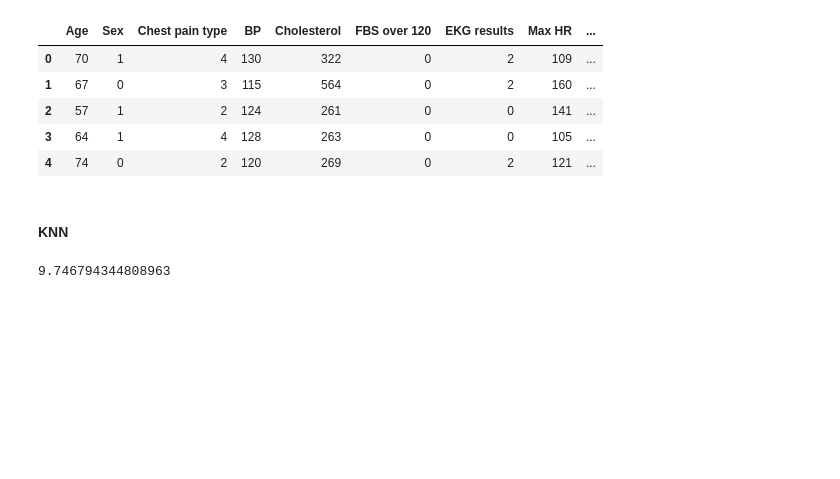
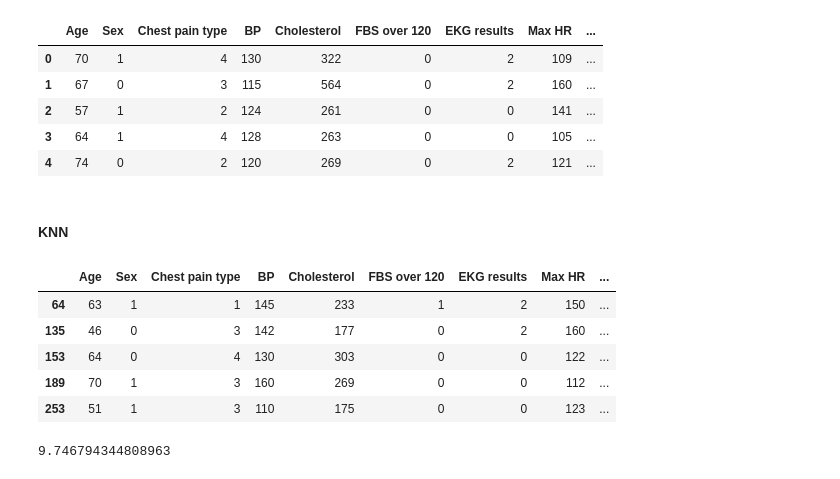
Before and after one commit to SubhavBatra/Sarvogya, a Jupyter notebook: main_legion.ipynb, the cells around one changed output. Cells and saved outputs as stored; diff of their text form; code cells hidden in the pictures; blank space fills up the shorter version.

```diff
--- a/main_legion.ipynb
+++ b/main_legion.ipynb
@@ -83,7 +81,15 @@ df.head()
 #### KNN
 # %%
 # Splitting the dataset into training and testing sets.
-x = df.iloc[:, :-2]
+x = df.iloc[:, :-1]
 y = df.iloc[:, -1]
 x_train, x_test, y_train, y_test = train_test_split(x, y, random_state = 0, test_size = 0.35)
+x_test.head()
+# %% [output]
+|  | Age | Sex | Chest pain type | BP | Cholesterol | FBS over 120 | EKG results | Max HR | ... |
+| 64 | 63 | 1 | 1 | 145 | 233 | 1 | 2 | 150 | ... |
+| 135 | 46 | 0 | 3 | 142 | 177 | 0 | 2 | 160 | ... |
+| 153 | 64 | 0 | 4 | 130 | 303 | 0 | 0 | 122 | ... |
+| 189 | 70 | 1 | 3 | 160 | 269 | 0 | 0 | 112 | ... |
+| 253 | 51 | 1 | 3 | 110 | 175 | 0 | 0 | 123 | ... |
 # %%
```
Also changed, not shown: parts of 19 cells of this notebook, 6 other files.
